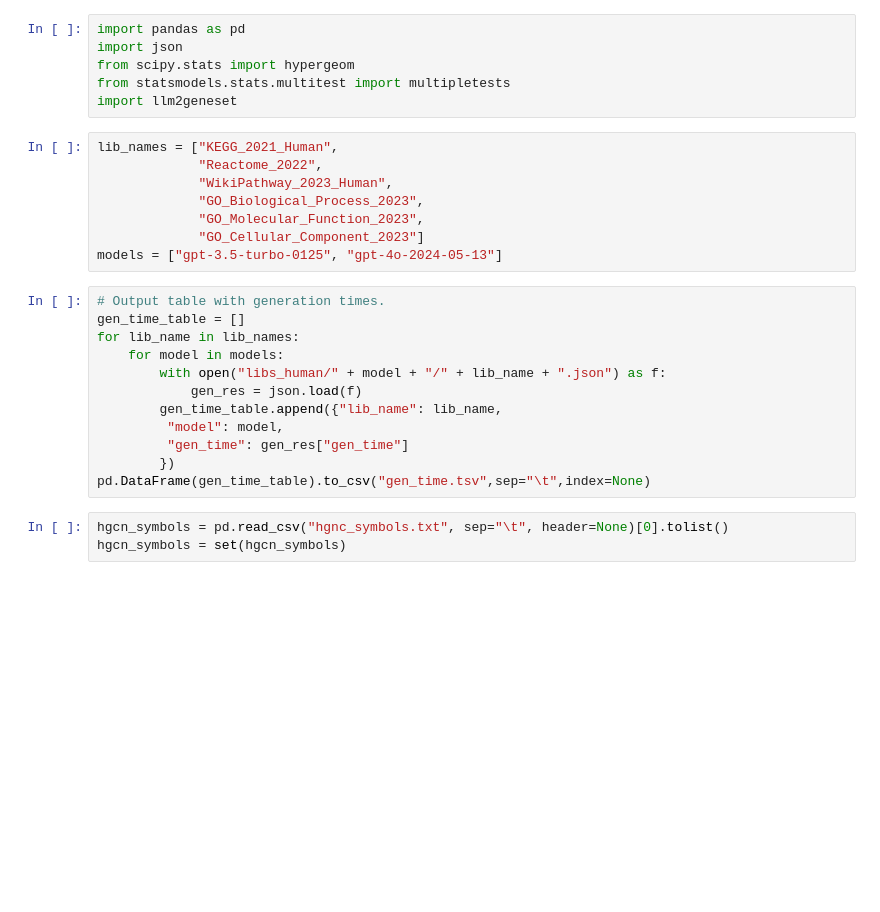
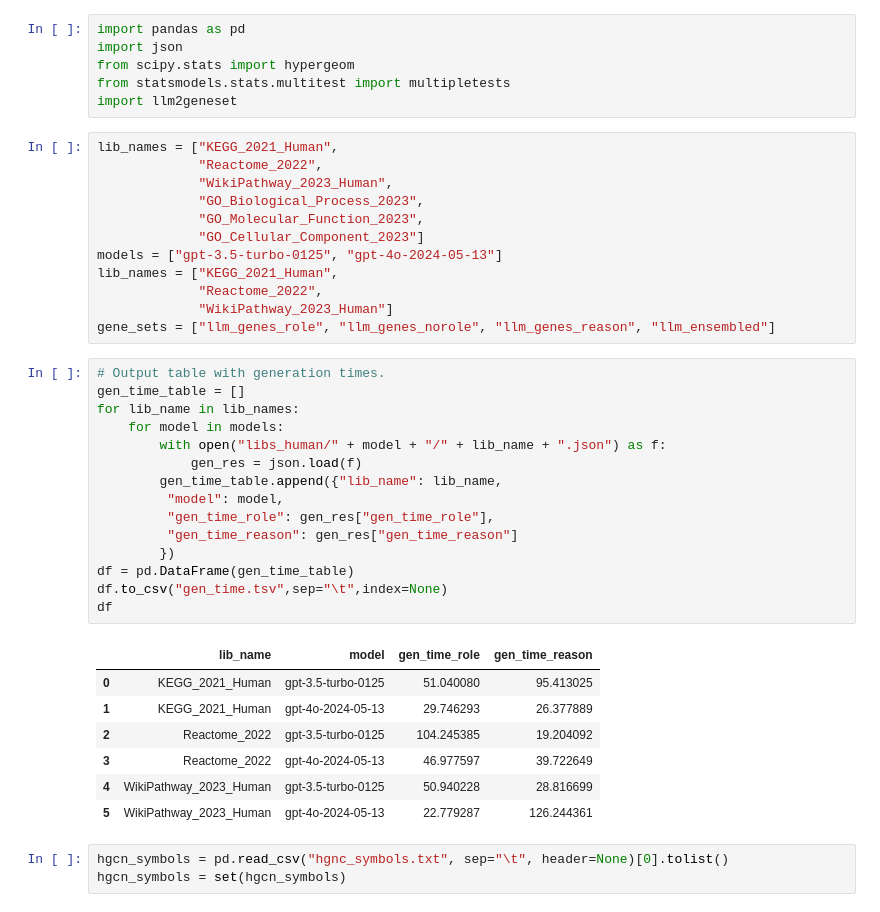
Before and after one commit to Alector-BIO/llm2geneset, a Jupyter notebook: notebooks/1_genes_overlap_outs.ipynb, the cells around one changed output. Drawn from its saved outputs; the diff is of its cells as text; blank space fills up the shorter version.

```diff
--- a/notebooks/1_genes_overlap_outs.ipynb
+++ b/notebooks/1_genes_overlap_outs.ipynb
@@ -12,18 +12,33 @@ lib_names = ["KEGG_2021_Human",
              "GO_Molecular_Function_2023",
              "GO_Cellular_Component_2023"]
 models = ["gpt-3.5-turbo-0125", "gpt-4o-2024-05-13"]
+lib_names = ["KEGG_2021_Human",
+             "Reactome_2022",
+             "WikiPathway_2023_Human"]
+gene_sets = ["llm_genes_role", "llm_genes_norole", "llm_genes_reason", "llm_ensembled"]
 # %%
 # Output table with generation times.
 gen_time_table = []
 for lib_name in lib_names:
     for model in models:
         with open("libs_human/" + model + "/" + lib_name + ".json") as f:
             gen_res = json.load(f)
         gen_time_table.append({"lib_name": lib_name,
          "model": model,
-         "gen_time": gen_res["gen_time"]
+         "gen_time_role": gen_res["gen_time_role"],
+         "gen_time_reason": gen_res["gen_time_reason"]
         })
-pd.DataFrame(gen_time_table).to_csv("gen_time.tsv",sep="\t",index=None)
+df = pd.DataFrame(gen_time_table)
+df.to_csv("gen_time.tsv",sep="\t",index=None)
+df
+# %% [output]
+|  | lib_name | model | gen_time_role | gen_time_reason |
+| 0 | KEGG_2021_Human | gpt-3.5-turbo-0125 | 51.040080 | 95.413025 |
+| 1 | KEGG_2021_Human | gpt-4o-2024-05-13 | 29.746293 | 26.377889 |
+| 2 | Reactome_2022 | gpt-3.5-turbo-0125 | 104.245385 | 19.204092 |
+| 3 | Reactome_2022 | gpt-4o-2024-05-13 | 46.977597 | 39.722649 |
+| 4 | WikiPathway_2023_Human | gpt-3.5-turbo-0125 | 50.940228 | 28.816699 |
+| 5 | WikiPathway_2023_Human | gpt-4o-2024-05-13 | 22.779287 | 126.244361 |
 # %%
 hgcn_symbols = pd.read_csv("hgnc_symbols.txt", sep="\t", header=None)[0].tolist()
 hgcn_symbols = set(hgcn_symbols)
```
Also changed, not shown: parts of 3 cells of this notebook, 28 other files.
